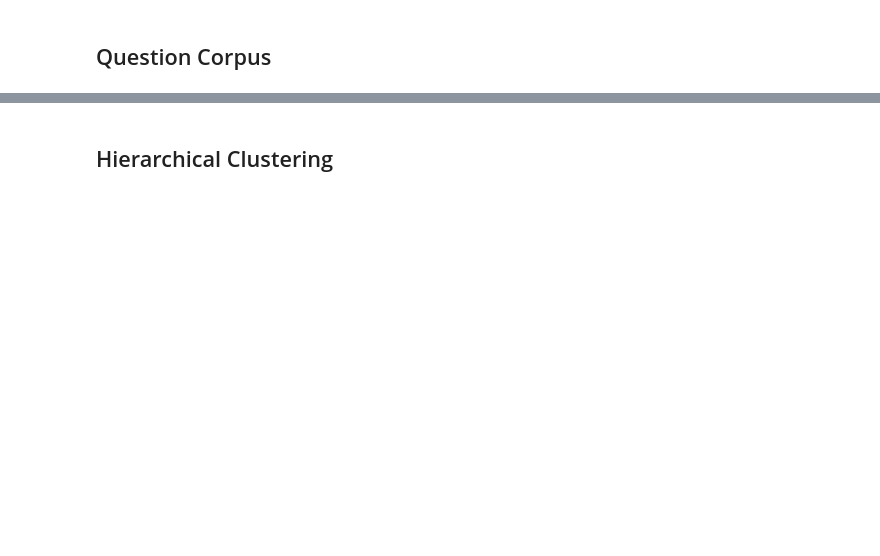
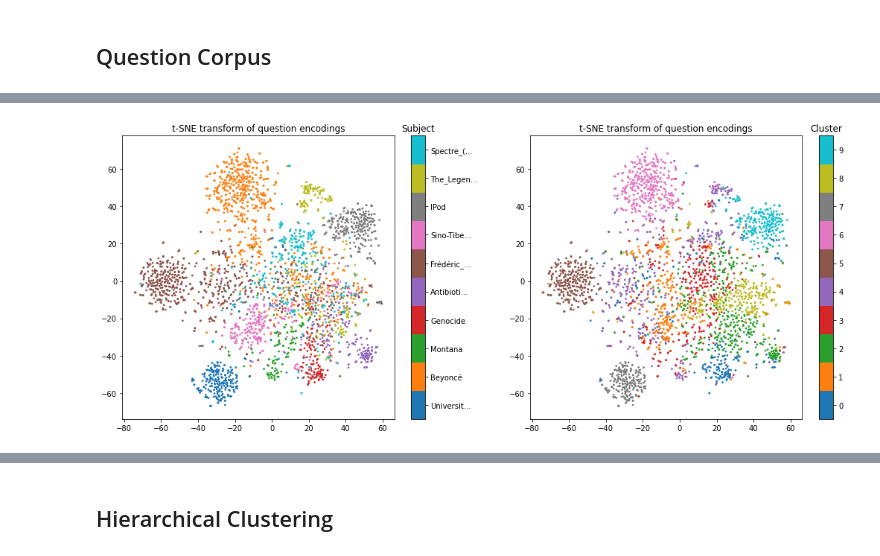
Before and after one commit to millerdw/millerdw.github.io, a Jupyter notebook: _notebooks/FindingTheWords_5/QuestionClusteringInPython.ipynb, the cells around one changed output, grey strips where cells are left out. Saved outputs shown, nothing was run; the diff lists cells and outputs as text; code cells hidden in the pictures; blank space fills up the shorter version.

```diff
--- a/_notebooks/FindingTheWords_5/QuestionClusteringInPython.ipynb
+++ b/_notebooks/FindingTheWords_5/QuestionClusteringInPython.ipynb
@@ -196,0 +97,3 @@ Cluster 1:
+# %%
+# filter dataset to first 10 topics
+subdataset=questions[questions['subject'].isin(questions['subject'].unique()[:10])]
@@ -196,0 +102,4 @@ Cluster 1:
+# %%
+# build training set array from encodings
+X_train = np.stack(subdataset['encoding'])
+X_train.shape
@@ -196,0 +108,5 @@ Cluster 1:
+# %%
+# compute k-Means clustering
+kmeans_high = KMeans(n_clusters=10, random_state=0).fit(X_train)
+subdataset = subdataset.assign(high_label = kmeans_high.labels_)
+subdataset.head()
@@ -196,0 +224,28 @@ Cluster 1:
+# %%
+X_train_tsne = TSNE(n_components=2).fit_transform(X_train)
+# %%
+fig,ax=plt.subplots(1,2,figsize=(18,7))
+
+
+im=ax[0].scatter(x=X_train_tsne[:,0],
+                 y=X_train_tsne[:,1],
+                 s=3,
+                 c=subdataset['subject_id'],
+                 cmap=plt.cm.tab10, vmin=-0.5, vmax=9.5)
+ax[0].set_title('t-SNE transform of question encodings')
+cbar=fig.colorbar(im, ax=ax.ravel()[0], ticks=[*range(10)])
+cbar.ax.set_yticklabels([list(subject_dict.keys())[i][:9]+('...' if len(list(subject_dict.keys())[i])>9 else '') for i in range(10)])
+cbar.ax.set_title('Subject')
+
+im=ax[1].scatter(x=X_train_tsne[:,0],
+                 y=X_train_tsne[:,1],
+                 s=3,
+                 c=subdataset['high_label'],
+                 cmap=plt.cm.tab10, vmin=-0.5, vmax=9.5)
+ax[1].set_title('t-SNE transform of question encodings')
+cbar=fig.colorbar(im, ax=ax.ravel()[1], ticks=[*range(10)])
+cbar.ax.set_title('Cluster')
+
+plt.show()
+# %% [output]
+[figure, added]
```
Also changed, not shown: parts of 61 cells of this notebook, 2 other files.
